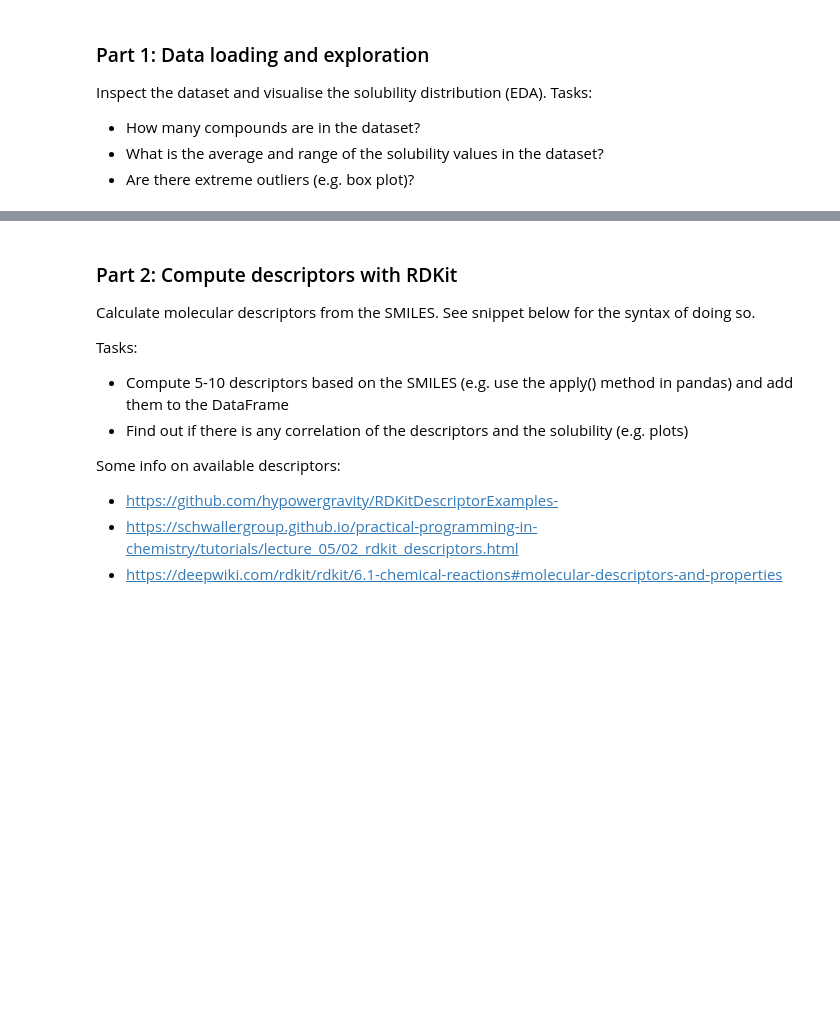
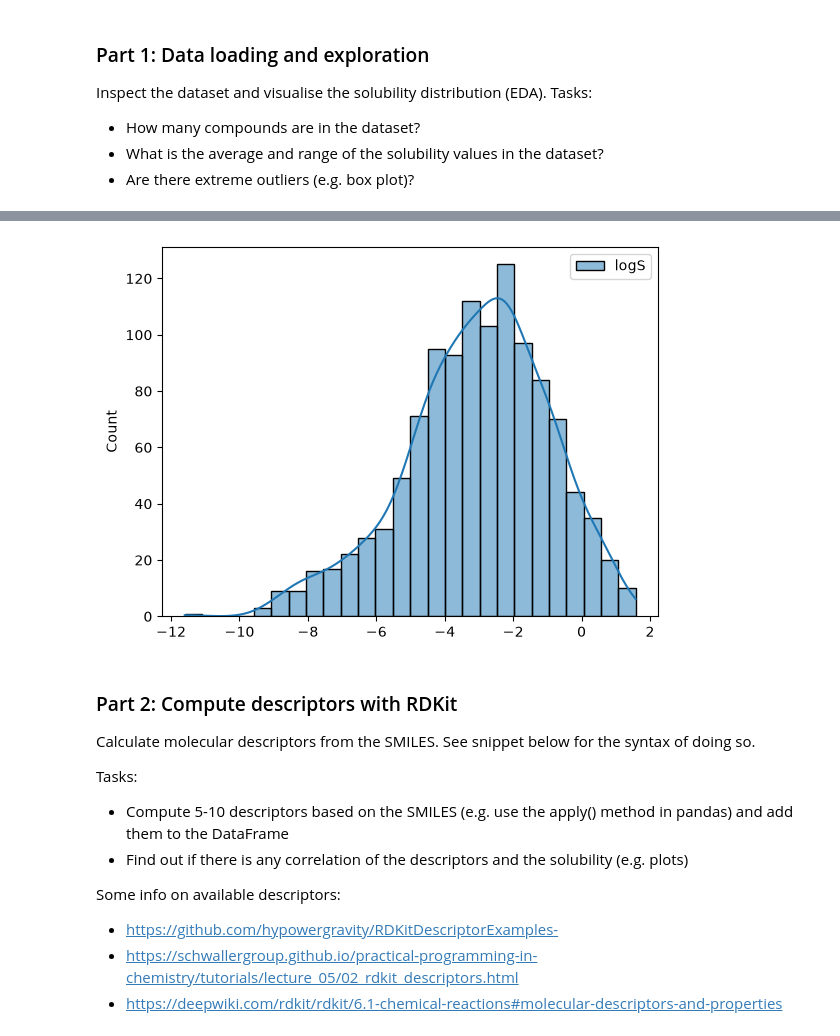
Before and after one commit to chichichi67/ChemicalDataScience103, a Jupyter notebook: lectures/session13/userfolder/materials (CH)/RDKIt_Workshop.ipynb, the cells around one changed output, grey strips where cells are left out. Drawn from its saved outputs; the diff is of its cells as text; code cells hidden in the pictures; blank space fills up the shorter version.

```diff
--- a/lectures/session13/userfolder/materials (CH)/RDKIt_Workshop.ipynb
+++ b/lectures/session13/userfolder/materials (CH)/RDKIt_Workshop.ipynb
@@ -19,3 +50,8 @@ df
+# %%
+sns.histplot(df, kde=True)
+plt.show()
+# %% [output]
+[figure, added]
 # %% [markdown]
 ### Part 2: Compute descriptors with RDKit
 
```
Also changed, not shown: parts of 14 cells of this notebook, 8 other files.
